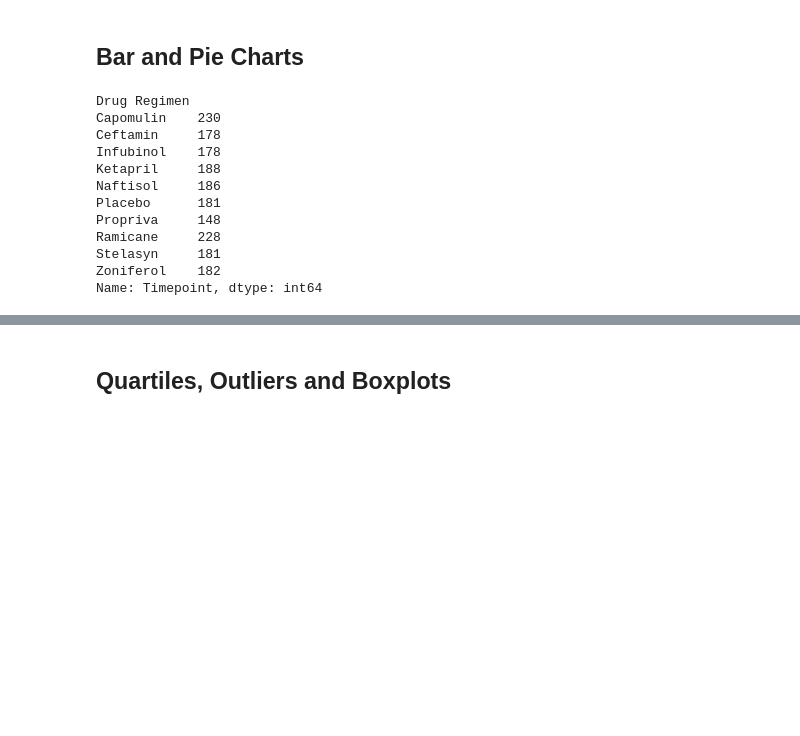
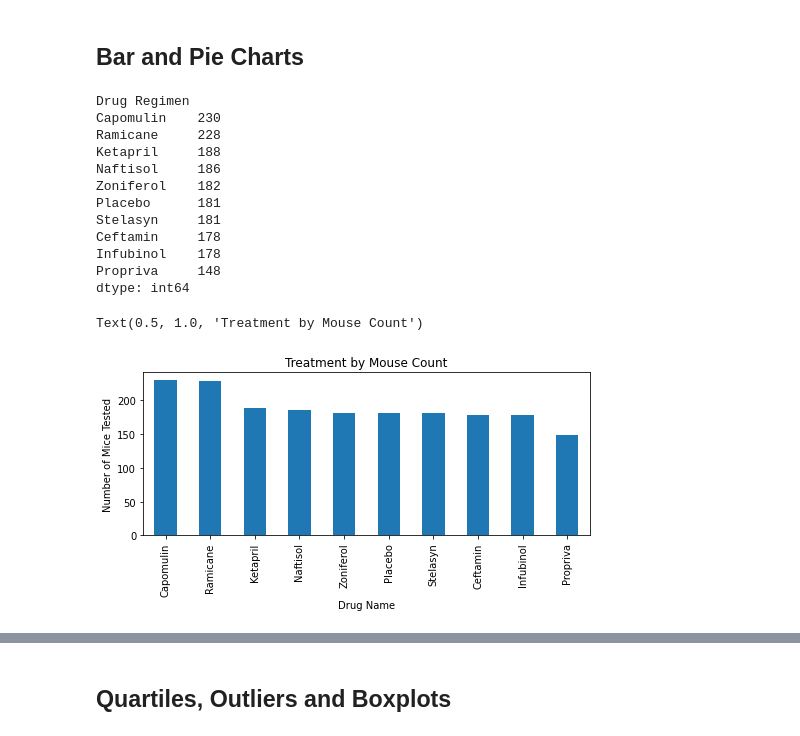
Before and after one commit to tannerhorton/matplotlib, a Jupyter notebook: pymaceuticals_main.ipynb, the cells around one changed output, grey strips where cells are left out. Saved outputs shown, nothing was run; the diff lists cells and outputs as text; code cells hidden in the pictures; blank space fills up the shorter version.

Commit message:
summary_statistics

```diff
--- a/pymaceuticals_main.ipynb
+++ b/pymaceuticals_main.ipynb
@@ -279,25 +263,27 @@ agg_data
 # %% [markdown]
 ## Bar and Pie Charts
 # %%
-# Generate bar plot showing total number of timepoints for all mice tested for each drug regimen using Pandas.
 # create a groupby indexed by 'Drug Regimen' column values
 drug_regimen_groupby =  clean_data.groupby(['Drug Regimen'])
 
-# the number of timepoints for all mice tested
-total_timepoints = drug_regimen_groupby.count()['Timepoint']
-
+# the number of timepoints for all mice tested, sorted by descending mouse/time count
+total_timepoints = drug_regimen_groupby.size().sort_values(ascending=False)
 # print
 total_timepoints
+
+# Alternate Method
+# count_df = clean_data.groupby(['Drug Regimen']).count()
+# print(count_df )
 # %% [output]
 Drug Regimen
 Capomulin    230
+Ramicane     228
+Ketapril     188
+Naftisol     186
+Zoniferol    182
+Placebo      181
+Stelasyn     181
 Ceftamin     178
 Infubinol    178
-Ketapril     188
-Naftisol     186
-Placebo      181
 Propriva     148
-Ramicane     228
-Stelasyn     181
-Zoniferol    182
-Name: Timepoint, dtype: int64
+dtype: int64
@@ -317,0 +290,16 @@ count_chart.set_title("All mice tested for each Drug Regimen")
+# %%
+# Generate bar plot showing total number of timepoints for all mice tested for each drug regimen using Pandas.
+mice_per_reg_chart = total_timepoints.plot(kind='bar', figsize=(8,3))
+
+# Set the xlabel and ylabels per directions
+mice_per_reg_chart.set_xlabel("Drug Name")
+mice_per_reg_chart.set_ylabel("Number of Mice Tested")
+mice_per_reg_chart.set_title("Treatment by Mouse Count")
+# plt.show()
+
+# Alternate Method
+# Drug_Regimen = summary_statistics.reset_index().iloc[:,1].to_list()
+# Drug_Regimen
+# %% [output]
+Text(0.5, 1.0, 'Treatment by Mouse Count')
+[figure, added]
```
Also changed, not shown: parts of 8 cells of this notebook.
